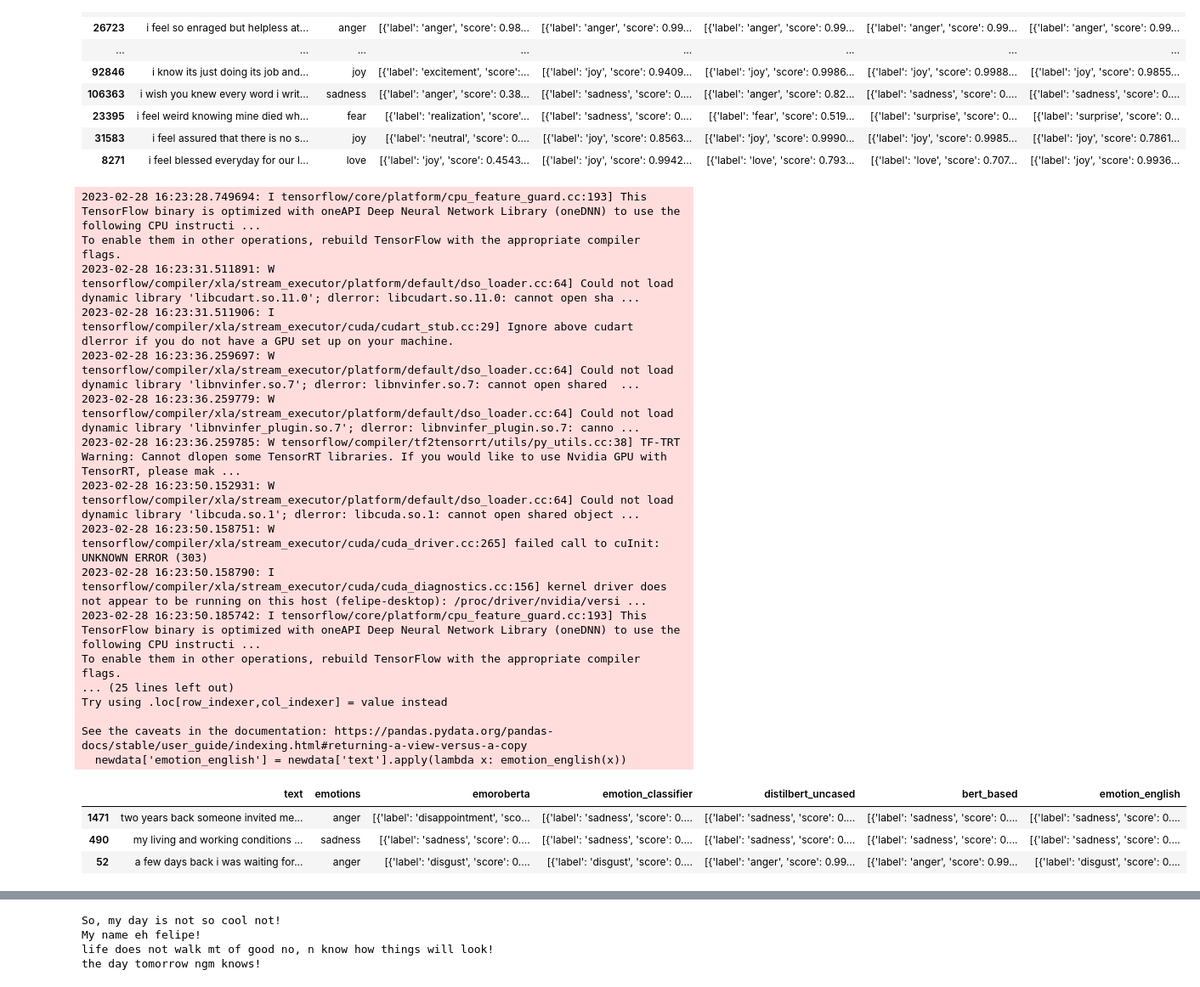
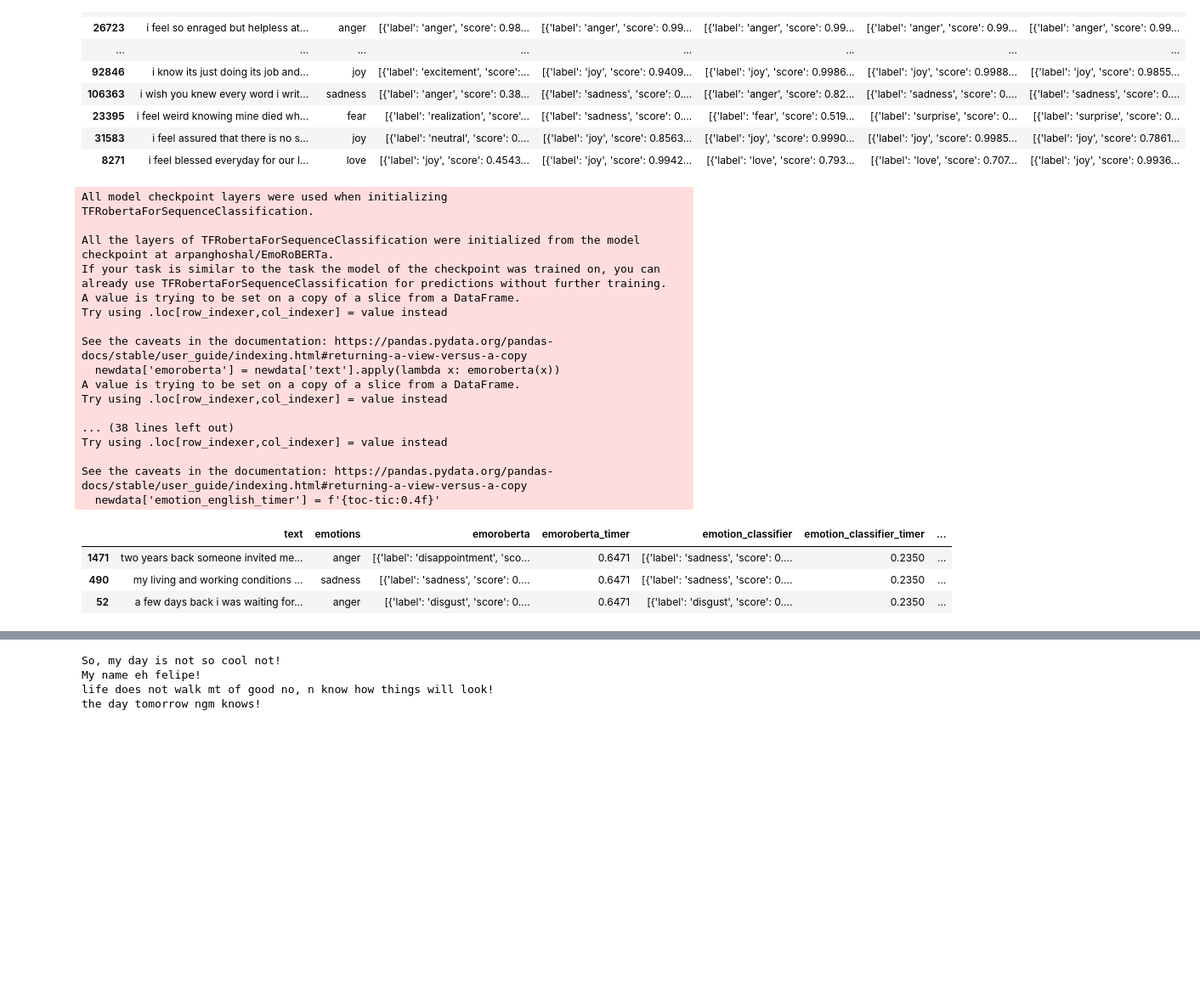
Before and after one commit to felipeVsc/teste_nlp, a Jupyter notebook: exemplos.ipynb, the cells around one changed output, grey strips where cells are left out. Shown: that part at 85% size. Saved outputs shown, nothing was run; the diff lists cells and outputs as text; code cells hidden in the pictures; blank space fills up the shorter version.

```diff
--- a/exemplos.ipynb
+++ b/exemplos.ipynb
@@ -163,6 +163,7 @@ See the caveats in the documentation: https://pandas.pydata.org/pandas-docs/stab
 from transformers import pipeline
 import pickle
 import pandas as pd
+import time
 def load_from_pickle(directory):
     return pickle.load(open(directory,"rb"))
 
@@ -173,51 +174,66 @@ newdata = data.loc[data['text'].str.len()>500]
 
 
 emoroberta = pipeline('sentiment-analysis', model='arpanghoshal/EmoRoBERTa')
 # print(f'EmoRoberta: {emotion(text)}')
 # sliced_data.assign(emoroberta=lambda df : emotion(str(df.text)))
+tic = time.perf_counter()
 newdata['emoroberta'] = newdata['text'].apply(lambda x: emoroberta(x))
+toc = time.perf_counter()
+newdata['emoroberta_timer'] = f'{time.perf_counter()-tic:0.4f}'
 
 
 emotion_classifier = pipeline("sentiment-analysis", model="michellejieli/emotion_text_classifier")
 # print(f'EmotionClassifier: {emotion_classifier(text)}')
+tic = time.perf_counter()
 newdata['emotion_classifier'] = newdata['text'].apply(lambda x: emotion_classifier(x))
+toc = time.perf_counter()
+newdata['emotion_classifier_timer'] = f'{toc-tic:0.4f}'
 
 distilbert_uncased = pipeline("text-classification", model="bhadresh-savani/distilbert-base-uncased-emotion")
 # print(f'distilbert_uncased: {distilbert_uncased(text)}')
+tic = time.perf_counter()
 newdata['distilbert_uncased'] = newdata['text'].apply(lambda x: distilbert_uncased(x))
+toc = time.perf_counter()
+newdata['distilbert_uncased_timer'] = f'{toc-tic:0.4f}'
 
 bert_based = pipeline("text-classification", model="bhadresh-savani/bert-base-uncased-emotion")
 # print(f'bert_based: {bert_based(text)}')
+tic = time.perf_counter()
 newdata['bert_based'] = newdata['text'].apply(lambda x: bert_based(x))
+toc = time.perf_counter()
+newdata['bert_based_timer'] = f'{toc-tic:0.4f}'
 
 emotion_english = pipeline("text-classification", model="j-hartmann/emotion-english-distilroberta-base")
 # print(f'emotion_english: {emotion_english(text)}')
+tic = time.perf_counter()
 newdata['emotion_english'] = newdata['text'].apply(lambda x: emotion_english(x))
+toc = time.perf_counter()
+newdata['emotion_english_timer'] = f'{toc-tic:0.4f}'
 
 with pd.option_context('display.max_colwidth', None):
   display(newdata)
 # %% [output]
-2023-02-28 16:23:28.749694: I tensorflow/core/platform/cpu_feature_guard.cc:193] This TensorFlow binary is optimized with oneAPI Deep Neural Network Library (oneDNN) to use the following CPU instructi ...
-To enable them in other operations, rebuild TensorFlow with the appropriate compiler flags.
-2023-02-28 16:23:31.511891: W tensorflow/compiler/xla/stream_executor/platform/default/dso_loader.cc:64] Could not load dynamic library 'libcudart.so.11.0'; dlerror: libcudart.so.11.0: cannot open sha ...
-2023-02-28 16:23:31.511906: I tensorflow/compiler/xla/stream_executor/cuda/cudart_stub.cc:29] Ignore above cudart dlerror if you do not have a GPU set up on your machine.
-2023-02-28 16:23:36.259697: W tensorflow/compiler/xla/stream_executor/platform/default/dso_loader.cc:64] Could not load dynamic library 'libnvinfer.so.7'; dlerror: libnvinfer.so.7: cannot open shared  ...
-2023-02-28 16:23:36.259779: W tensorflow/compiler/xla/stream_executor/platform/default/dso_loader.cc:64] Could not load dynamic library 'libnvinfer_plugin.so.7'; dlerror: libnvinfer_plugin.so.7: canno ...
-2023-02-28 16:23:36.259785: W tensorflow/compiler/tf2tensorrt/utils/py_utils.cc:38] TF-TRT Warning: Cannot dlopen some TensorRT libraries. If you would like to use Nvidia GPU with TensorRT, please mak ...
-2023-02-28 16:23:50.152931: W tensorflow/compiler/xla/stream_executor/platform/default/dso_loader.cc:64] Could not load dynamic library 'libcuda.so.1'; dlerror: libcuda.so.1: cannot open shared object ...
-2023-02-28 16:23:50.158751: W tensorflow/compiler/xla/stream_executor/cuda/cuda_driver.cc:265] failed call to cuInit: UNKNOWN ERROR (303)
-2023-02-28 16:23:50.158790: I tensorflow/compiler/xla/stream_executor/cuda/cuda_diagnostics.cc:156] kernel driver does not appear to be running on this host (felipe-desktop): /proc/driver/nvidia/versi ...
-2023-02-28 16:23:50.185742: I tensorflow/core/platform/cpu_feature_guard.cc:193] This TensorFlow binary is optimized with oneAPI Deep Neural Network Library (oneDNN) to use the following CPU instructi ...
-To enable them in other operations, rebuild TensorFlow with the appropriate compiler flags.
-... (25 lines left out)
+All model checkpoint layers were used when initializing TFRobertaForSequenceClassification.
+
+All the layers of TFRobertaForSequenceClassification were initialized from the model checkpoint at arpanghoshal/EmoRoBERTa.
+If your task is similar to the task the model of the checkpoint was trained on, you can already use TFRobertaForSequenceClassification for predictions without further training.
+A value is trying to be set on a copy of a slice from a DataFrame.
 Try using .loc[row_indexer,col_indexer] = value instead
 
 See the caveats in the documentation: https://pandas.pydata.org/pandas-docs/stable/user_guide/indexing.html#returning-a-view-versus-a-copy
-  newdata['emotion_english'] = newdata['text'].apply(lambda x: emotion_english(x))
+  newdata['emoroberta'] = newdata['text'].apply(lambda x: emoroberta(x))
+A value is trying to be set on a copy of a slice from a DataFrame.
+Try using .loc[row_indexer,col_indexer] = value instead
+
+... (38 lines left out)
+Try using .loc[row_indexer,col_indexer] = value instead
+
+See the caveats in the documentation: https://pandas.pydata.org/pandas-docs/stable/user_guide/indexing.html#returning-a-view-versus-a-copy
+  newdata['emotion_english_timer'] = f'{toc-tic:0.4f}'
-|  | text | emotions | emoroberta | emotion_classifier | distilbert_uncased | bert_based | emotion_english |
-| 1471 | two years back someone invited me... | anger | [{'label': 'disappointment', 'sco... | [{'label': 'sadness', 'score': 0.... | [{'label': 'sadness', 'score': 0.... | [{'label': 'sadness', 'score': 0.... | [{'label': 'sadness', 'score': 0.... |
-| 490 | my living and working conditions ... | sadness | [{'label': 'sadness', 'score': 0.... | [{'label': 'sadness', 'score': 0.... | [{'label': 'sadness', 'score': 0.... | [{'label': 'sadness', 'score': 0.... | [{'label': 'sadness', 'score': 0.... |
-| 52 | a few days back i was waiting for... | anger | [{'label': 'disgust', 'score': 0.... | [{'label': 'disgust', 'score': 0.... | [{'label': 'anger', 'score': 0.99... | [{'label': 'anger', 'score': 0.99... | [{'label': 'disgust', 'score': 0.... |
+|  | text | emotions | emoroberta | emoroberta_timer | emotion_classifier | emotion_classifier_timer | ... |
+| 1471 | two years back someone invited me... | anger | [{'label': 'disappointment', 'sco... | 0.6471 | [{'label': 'sadness', 'score': 0.... | 0.2350 | ... |
+| 490 | my living and working conditions ... | sadness | [{'label': 'sadness', 'score': 0.... | 0.6471 | [{'label': 'sadness', 'score': 0.... | 0.2350 | ... |
+| 52 | a few days back i was waiting for... | anger | [{'label': 'disgust', 'score': 0.... | 0.6471 | [{'label': 'disgust', 'score': 0.... | 0.2350 | ... |
 # %%
 from transformers import pipeline
 import pickle
```
Also changed, not shown: parts of 2 cells of this notebook.
